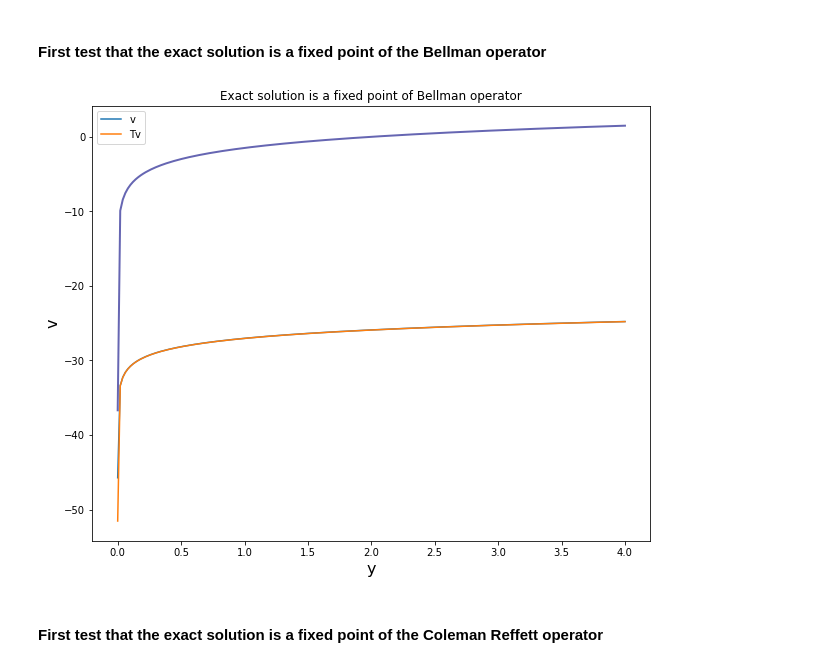
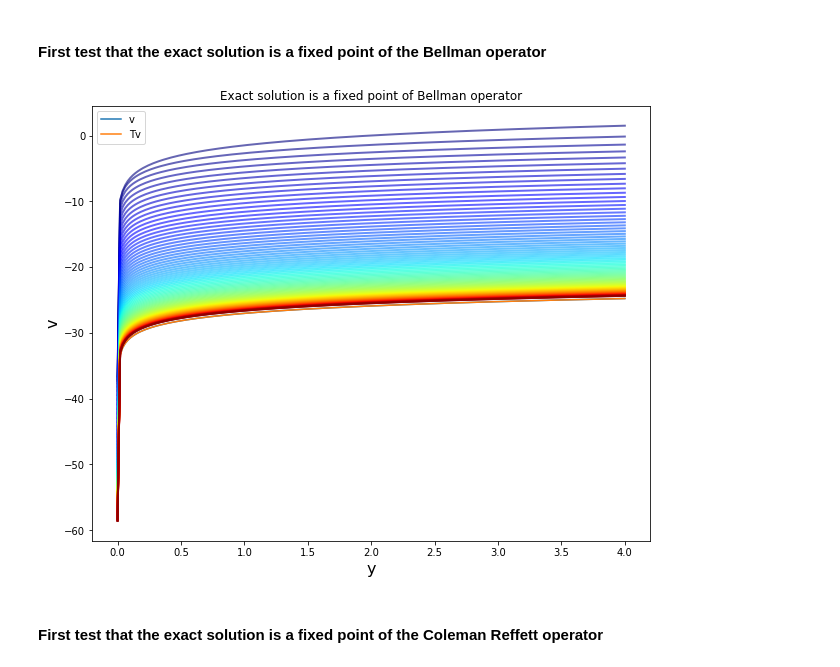
Before and after one commit to guillaumesublet/QuantEcon, a Jupyter notebook: QuantEcon_Optimal_Growth_I_II_III.ipynb, the cells around one changed output. Saved outputs shown, nothing was run; the diff lists cells and outputs as text; code cells hidden in the pictures.

```diff
--- a/QuantEcon_Optimal_Growth_I_II_III.ipynb
+++ b/QuantEcon_Optimal_Growth_I_II_III.ipynb
@@ -266,28 +266,28 @@ def Exact_v(og, y):
 # %%
 og = QE_OptimalGrowth(alpha = 0.4,
                 beta= 0.96,
                 mu = 0,
                 s = 0.1,
                 grid_max = 4,
                 grid_size = 200,
                 shock_size = 250)
 
 fig, ax = plt.subplots(figsize=(10,8))
 xgrid = og.grid
 ax.plot(xgrid, Exact_v(og, xgrid), label='v')
 ax.plot(xgrid, T_Bellman(og, Exact_v(og, xgrid)), label='Tv')
 v = 3 * np.log(og.grid)
-num_iter = 1
+num_iter = 100
 for i in range(num_iter):
     v = T_Bellman(og, v)  # Apply the Bellman operator
     ax.plot(xgrid, v, color=plt.cm.jet(i / num_iter), lw=2, alpha=0.6)
 ax.set_title('Exact solution is a fixed point of Bellman operator')
 ax.set_xlabel('y', fontsize=16)
 ax.set_ylabel('v', fontsize=16)
 ax.legend(loc='upper left')
 plt.show()
 # %% [output]
-[figure, old version]
+[figure, new version]
 # %% [markdown]
 #### First test that the exact solution is a fixed point of the Coleman Reffett operator
 # %%
```
Also changed, not shown: parts of 1 cell of this notebook.
